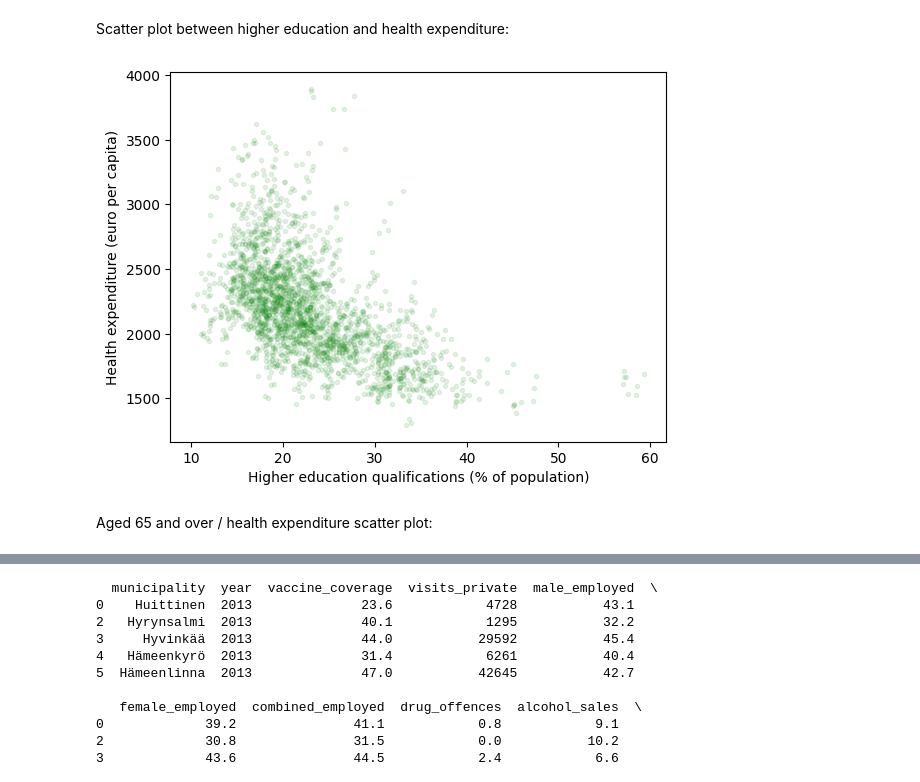
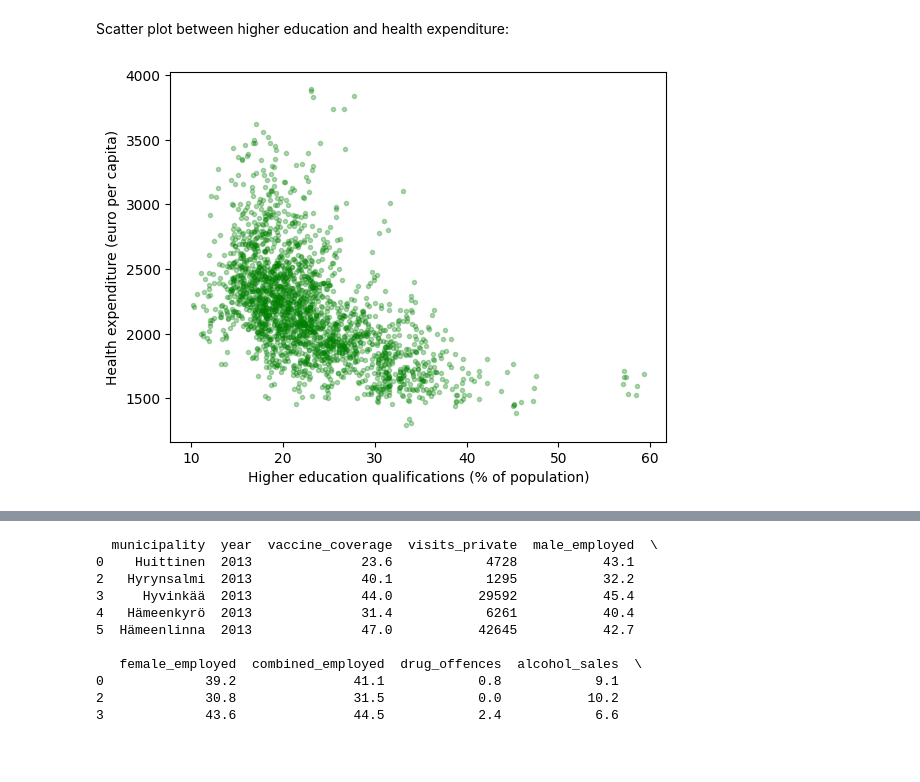
Before and after one commit to AnnaKuokkanen/DataScienceIntro, a Jupyter notebook: intro_to_data_project.ipynb, the cells around one changed output, grey strips where cells are left out. Cells and saved outputs as stored; diff of their text form; code cells hidden in the pictures; blank space fills up the shorter version.

```diff
--- a/intro_to_data_project.ipynb
+++ b/intro_to_data_project.ipynb
@@ -478,11 +457,9 @@ plt.show()
 # %% [markdown]
 Scatter plot between higher education and health expenditure:
 # %%
-plt.scatter(data["combined_higher_education"], data["health_cost"], alpha=0.1, color="green", marker=".")
+plt.scatter(data["combined_higher_education"], data["health_cost"], alpha=0.3, color="green", marker=".")
 plt.xlabel("Higher education qualifications (% of population)")
 plt.ylabel("Health expenditure (euro per capita)")
 plt.show()
 # %% [output]
-[figure, old version]
+[figure, new version]
-# %% [markdown]
-Aged 65 and over / health expenditure scatter plot:
```
Also changed, not shown: parts of 13 cells of this notebook, 1 other file.
